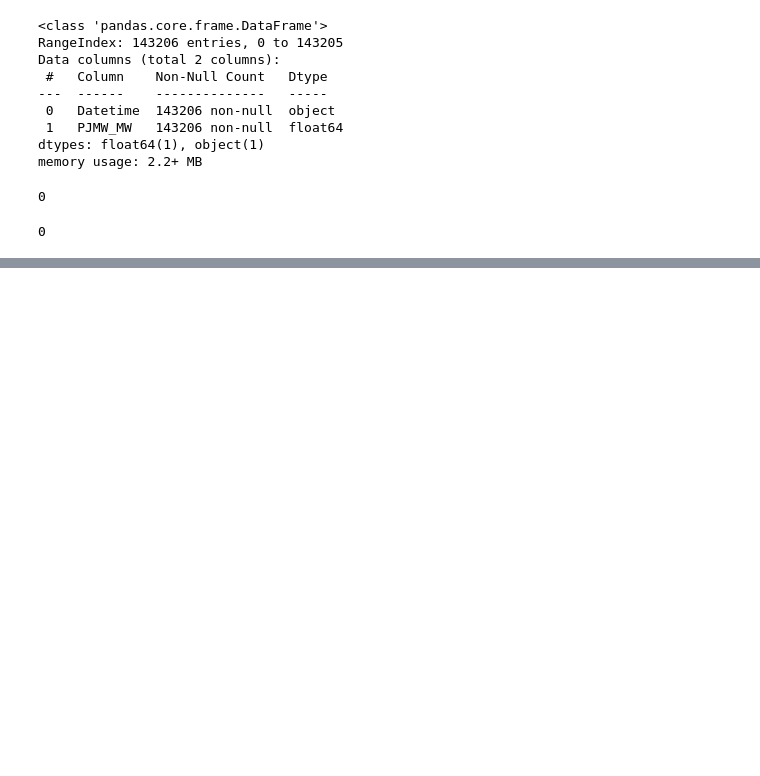
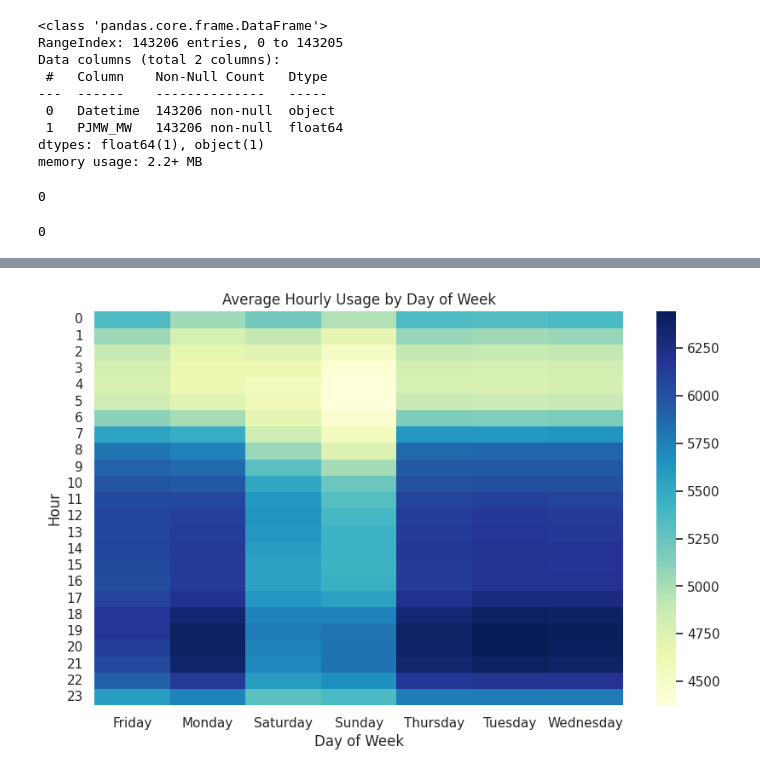
Before and after one commit to rizz045/Energy_Demand_Forecasting_Using_Time_Series_Analysis, a Jupyter notebook: Energy_Demand_Forecasting.ipynb, the cells around one changed output, grey strips where cells are left out. Saved outputs shown, nothing was run; the diff lists cells and outputs as text; code cells hidden in the pictures; blank space fills up the shorter version.

```diff
--- a/Energy_Demand_Forecasting.ipynb
+++ b/Energy_Demand_Forecasting.ipynb
@@ -96,0 +79,20 @@ daily_df.plot()
+# %%
+#  Feature Engineering: Add useful time features
+df['hour'] = df.index.hour
+df['dayofweek'] = df.index.dayofweek  # Monday = 0, Sunday = 6
+df['weekday_name'] = df.index.day_name()
+df['month'] = df.index.month
+df['year'] = df.index.year
+df['day'] = df.index.day
+df['is_weekend'] = df['dayofweek'].isin([5, 6]).astype(int)
+df['Season'] = df['month'].map({
+    12: 'Winter', 1: 'Winter', 2: 'Winter',
+    3: 'Spring', 4: 'Spring', 5: 'Spring',
+    6: 'Summer', 7: 'Summer', 8: 'Summer',
+    9: 'Fall',   10: 'Fall',  11: 'Fall'
+})
+
+#  Add US federal holidays
+calendar = USFederalHolidayCalendar()
+holidays = calendar.holidays(start=df.index.min(), end=df.index.max())
+df['is_holiday'] = df.index.isin(holidays).astype(int)
@@ -96,0 +109,12 @@ daily_df.plot()
+# %%
+# Heatmap: Average Hourly Usage by Day of Week
+# Shows patterns in usage across different hours and weekdays
+pivot1 = df.pivot_table(values='PJMW_MW', index='hour', columns='weekday_name', aggfunc='mean')
+plt.figure(figsize=(10, 6))
+sns.heatmap(pivot1, cmap="YlGnBu")
+plt.title("Average Hourly Usage by Day of Week")
+plt.ylabel("Hour")
+plt.xlabel("Day of Week")
+plt.show()
+# %% [output]
+[figure, added]
```
Also changed, not shown: parts of 12 cells of this notebook.
